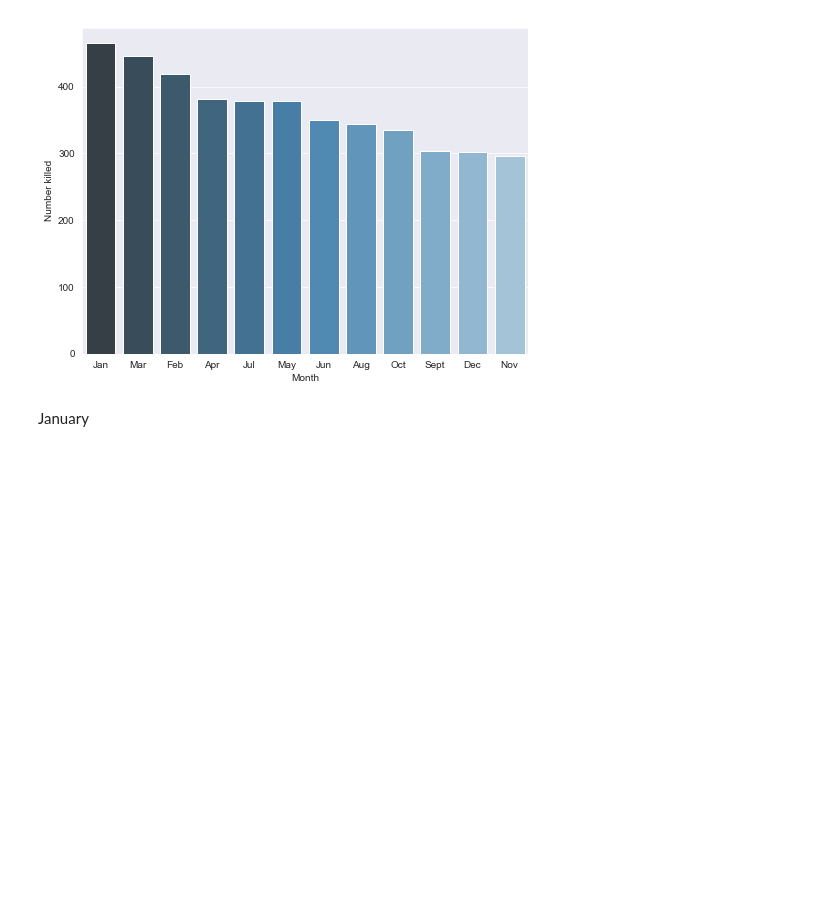
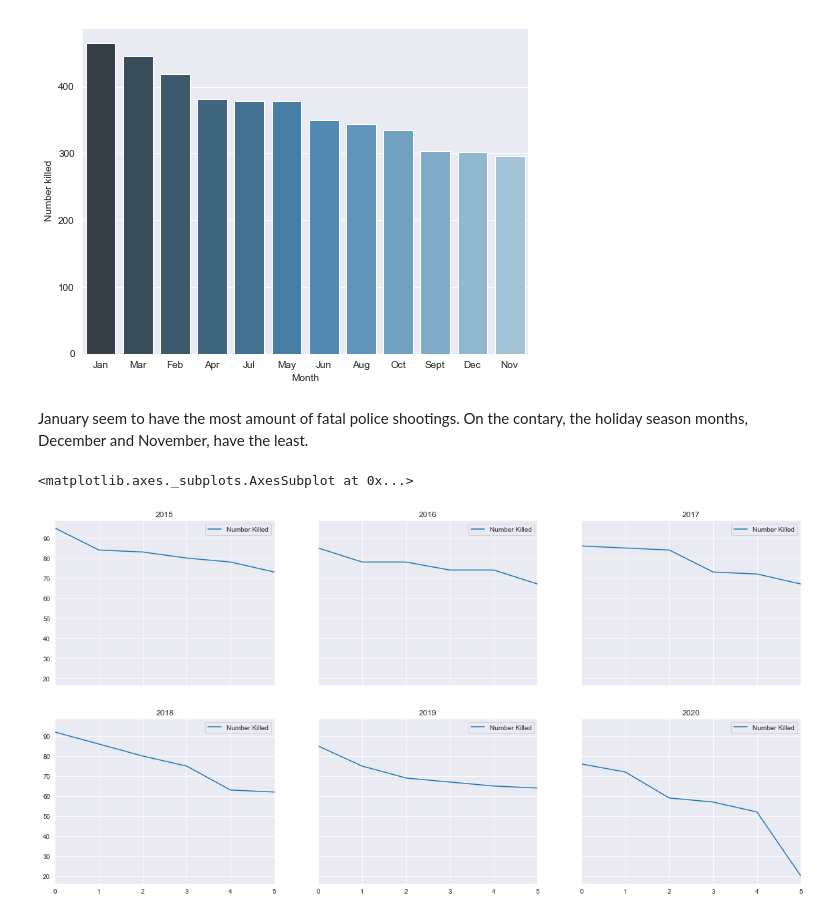
Before and after one commit to aclao89/Police_Shootings, a Jupyter notebook: Untitled.ipynb, the cells around one changed output. Cells and saved outputs as stored; diff of their text form; code cells hidden in the pictures; blank space fills up the shorter version.

Commit message:
Subplots for yearly comparison

```diff
--- a/Untitled.ipynb
+++ b/Untitled.ipynb
@@ -208,3 +209,7 @@ See the caveats in the documentation: http://pandas.pydata.org/pandas-docs/stabl
 | 5921 | William Slyter | 2020-06-13 | shot | gun | 22.0 | M | White | Kansas City | MO | ... |
 | 5924 | Nicholas Hirsh | 2020-06-15 | shot | gun | 31.0 | M | White | Lawrence | KS | ... |
 4399 rows × 16 columns
+# %%
+df_clean['death_count'] = 1
+
+df_clean.dtypes
@@ -240,5 +268,38 @@ sns.barplot(x = "Month", y = "Number killed", data=month_df,palette="Blues_d")
 # %% [output]
 <matplotlib.axes._subplots.AxesSubplot at 0x...>
 [figure]
-# %% [markdown]
-January
+# %% [markdown]
+January seem to have the most amount of fatal police shootings. On the contary, the holiday season months, December and November, have the least.
+# %%
+sub_2015 = df_clean[df_clean['year'] == 2015]
+sub_2016 = df_clean[df_clean['year'] == 2016]
+sub_2017 = df_clean[df_clean['year'] == 2017]
+sub_2018 = df_clean[df_clean['year'] == 2018]
+sub_2019 = df_clean[df_clean['year'] == 2019]
+sub_2020 = df_clean[df_clean['year'] == 2020]
+
+df_2015 = sub_2015['month'].value_counts().reset_index().rename(columns={'index':'Month',
+                                                              'month':'Number Killed'})
+df_2016 = sub_2016['month'].value_counts().reset_index().rename(columns={'index':'Month',
+                                                              'month':'Number Killed'})
+df_2017 = sub_2017['month'].value_counts().reset_index().rename(columns={'index':'Month',
+                                                              'month':'Number Killed'})
+df_2018 = sub_2018['month'].value_counts().reset_index().rename(columns={'index':'Month',
+                                                              'month':'Number Killed'})
+df_2019 = sub_2019['month'].value_counts().reset_index().rename(columns={'index':'Month',
+                                                              'month':'Number Killed'})
+df_2020 = sub_2020['month'].value_counts().reset_index().rename(columns={'index':'Month',
+                                                                         'month':'Number Killed'})
+
+
+fig, axes = plt.subplots(2, 3,figsize=(20,10),sharex=True, sharey=True)
+# fig.suptitle("Sharing Year as X")
+df_2015.plot(ax=axes[0,0], title='2015')
+df_2016.plot(ax=axes[0,1], title='2016')
+df_2017.plot(ax=axes[0,2], title='2017')
+df_2018.plot(ax=axes[1,0], title='2018')
+df_2019.plot(ax=axes[1,1], title='2019')
+df_2020.plot(ax=axes[1,2], title='2020')
+# %% [output]
+<matplotlib.axes._subplots.AxesSubplot at 0x...>
+[figure, added]
```
Also changed, not shown: parts of 4 cells of this notebook.
